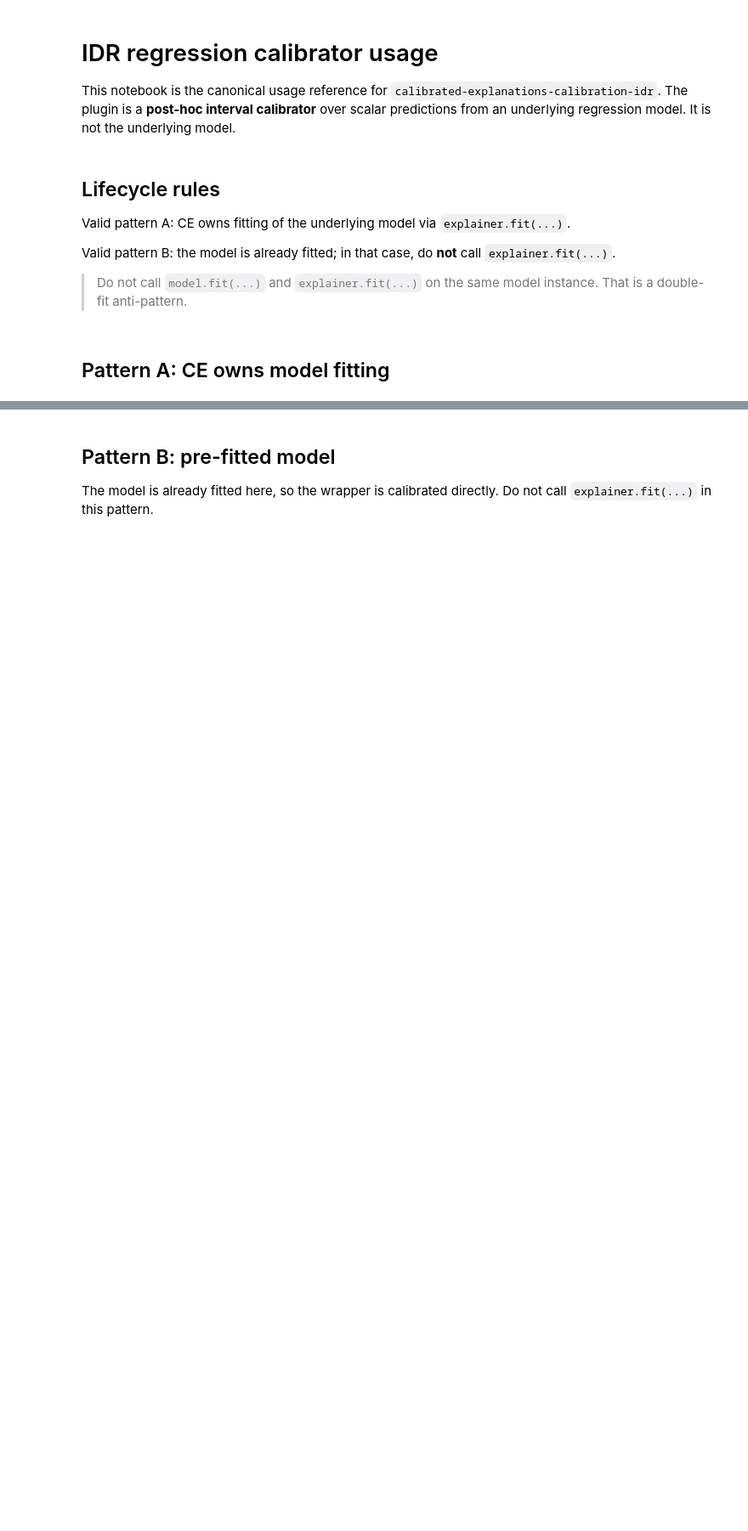
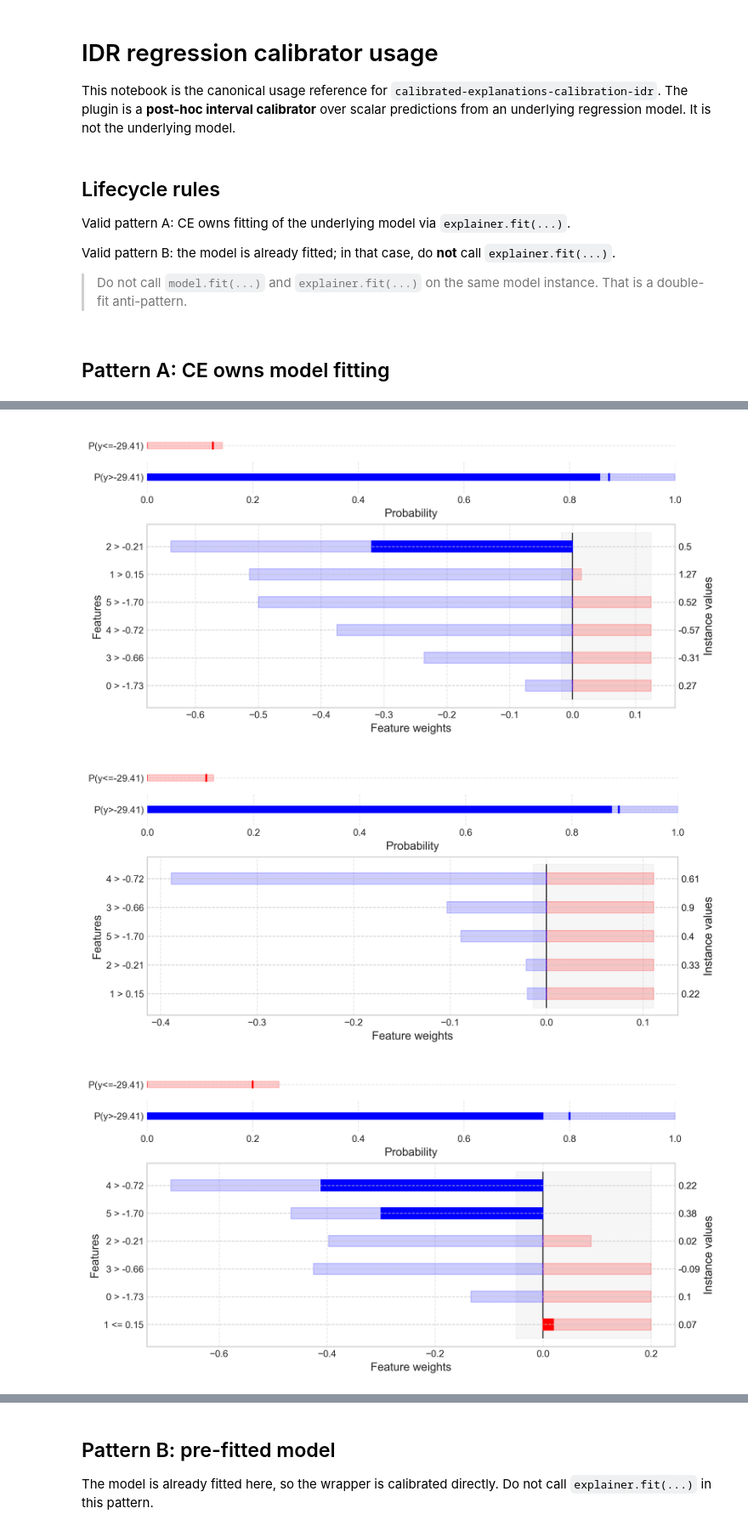
Before and after one commit to kristinebergs/calibrated-explanations-plugins, a Jupyter notebook: packages/calibration/calibrated-explanations-calibration-idr/examples/idr_regression_calibrator.ipynb, the cells around one changed output, grey strips where cells are left out. Shown at 85% size. Saved outputs shown, nothing was run; the diff lists cells and outputs as text; code cells hidden in the pictures; blank space fills up the shorter version.

```diff
--- a/packages/calibration/calibrated-explanations-calibration-idr/examples/idr_regression_calibrator.ipynb
+++ b/packages/calibration/calibrated-explanations-calibration-idr/examples/idr_regression_calibrator.ipynb
@@ -59,0 +63,6 @@ Original import error: No module named 'matplotlib'
+# %%
+threshold_explanations.plot(uncertainty=True)
+# %% [output]
+[figure, added]
+[figure, added]
+[figure, added]
```
Also changed, not shown: parts of 4 cells of this notebook, 15 other files.
